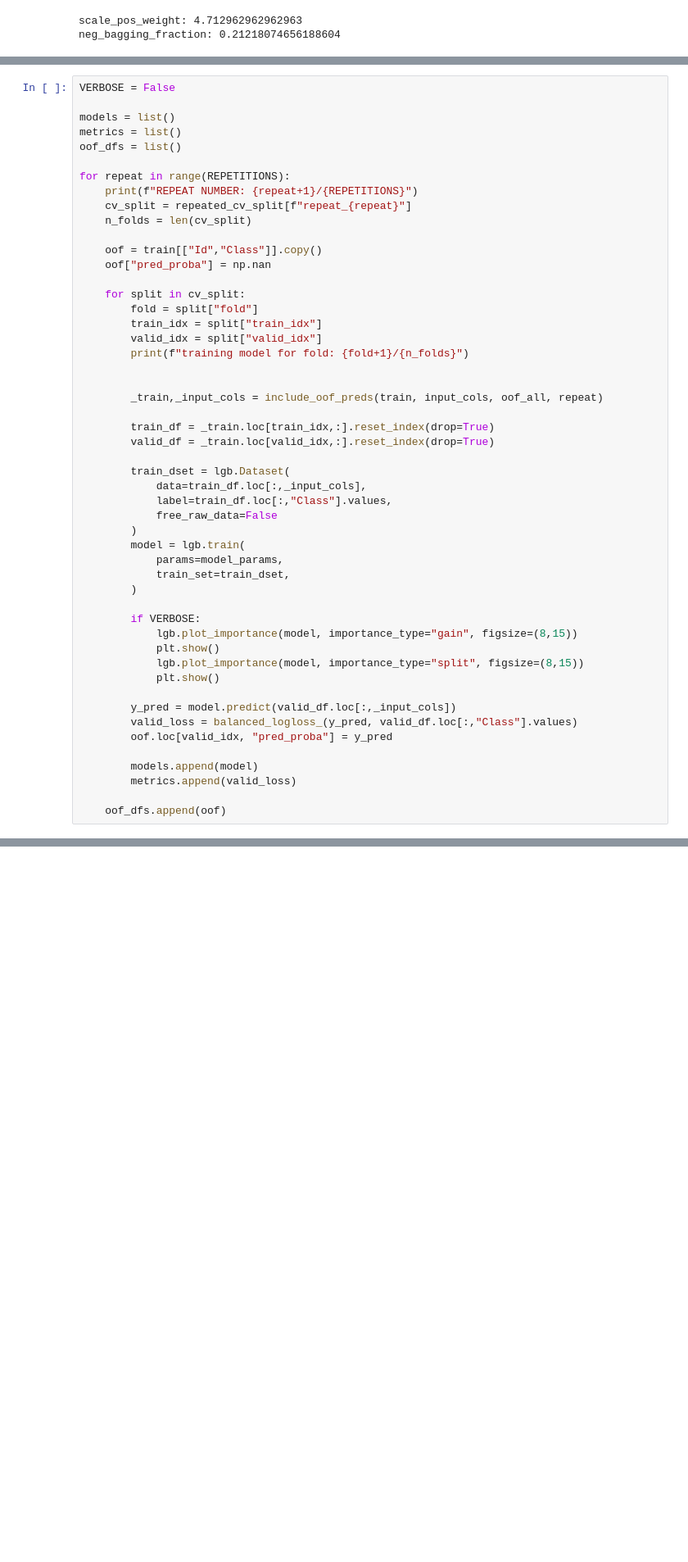
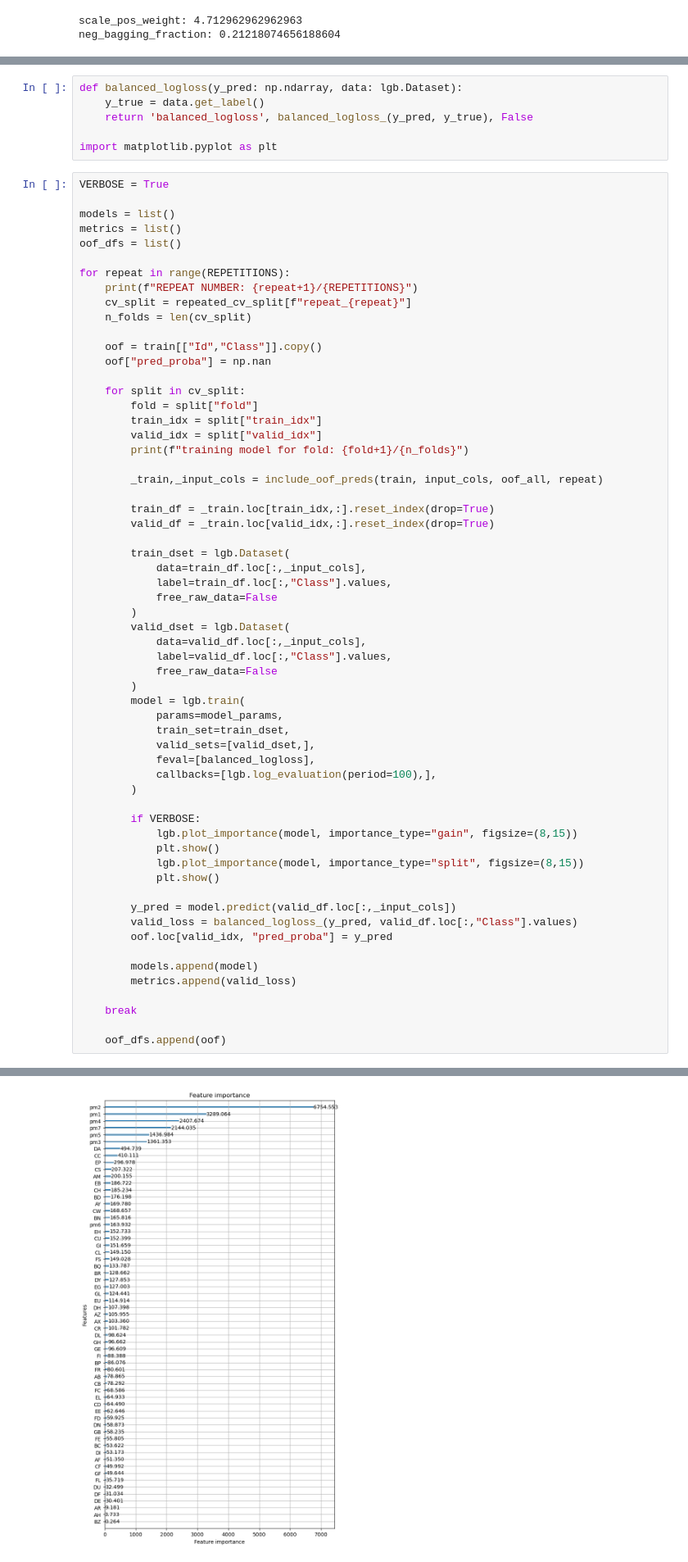
Before and after one commit to mavillan/icr-identify-age-related-conditions, a Jupyter notebook: iarc-stacking.ipynb, the cells around one changed output, grey strips where cells are left out. Shown at 82% size. Drawn from its saved outputs; the diff is of its cells as text; blank space fills up the shorter version.

```diff
--- a/iarc-stacking.ipynb
+++ b/iarc-stacking.ipynb
@@ -436,8 +436,14 @@ def include_oof_preds(train, input_cols, oof_all, repeat_nbr):
         input_cols.append(f"pm{i+1}")
 
     return train,input_cols
+# %%
+def balanced_logloss(y_pred: np.ndarray, data: lgb.Dataset):
+    y_true = data.get_label()
+    return 'balanced_logloss', balanced_logloss_(y_pred, y_true), False
+
+import matplotlib.pyplot as plt
 # %%
-VERBOSE = False
+VERBOSE = True
 
 models = list()
 metrics = list()
@@ -457,7 +463,6 @@ for repeat in range(REPETITIONS):
         valid_idx = split["valid_idx"]
         print(f"training model for fold: {fold+1}/{n_folds}")
 
-
         _train,_input_cols = include_oof_preds(train, input_cols, oof_all, repeat)
 
         train_df = _train.loc[train_idx,:].reset_index(drop=True)
@@ -468,9 +473,17 @@ for repeat in range(REPETITIONS):
             label=train_df.loc[:,"Class"].values,
             free_raw_data=False
         )
+        valid_dset = lgb.Dataset(
+            data=valid_df.loc[:,_input_cols],
+            label=valid_df.loc[:,"Class"].values,
+            free_raw_data=False
+        )
         model = lgb.train(
             params=model_params,
             train_set=train_dset,
+            valid_sets=[valid_dset,],
+            feval=[balanced_logloss],
+            callbacks=[lgb.log_evaluation(period=100),],
         )
 
         if VERBOSE:
@@ -486,4 +499,7 @@ for repeat in range(REPETITIONS):
         models.append(model)
         metrics.append(valid_loss)
 
+    break
+
     oof_dfs.append(oof)
+# %% [output]
@@ -489,0 +525 @@ for repeat in range(REPETITIONS):
+[figure, added]
```
Also changed, not shown: parts of 13 cells of this notebook.
